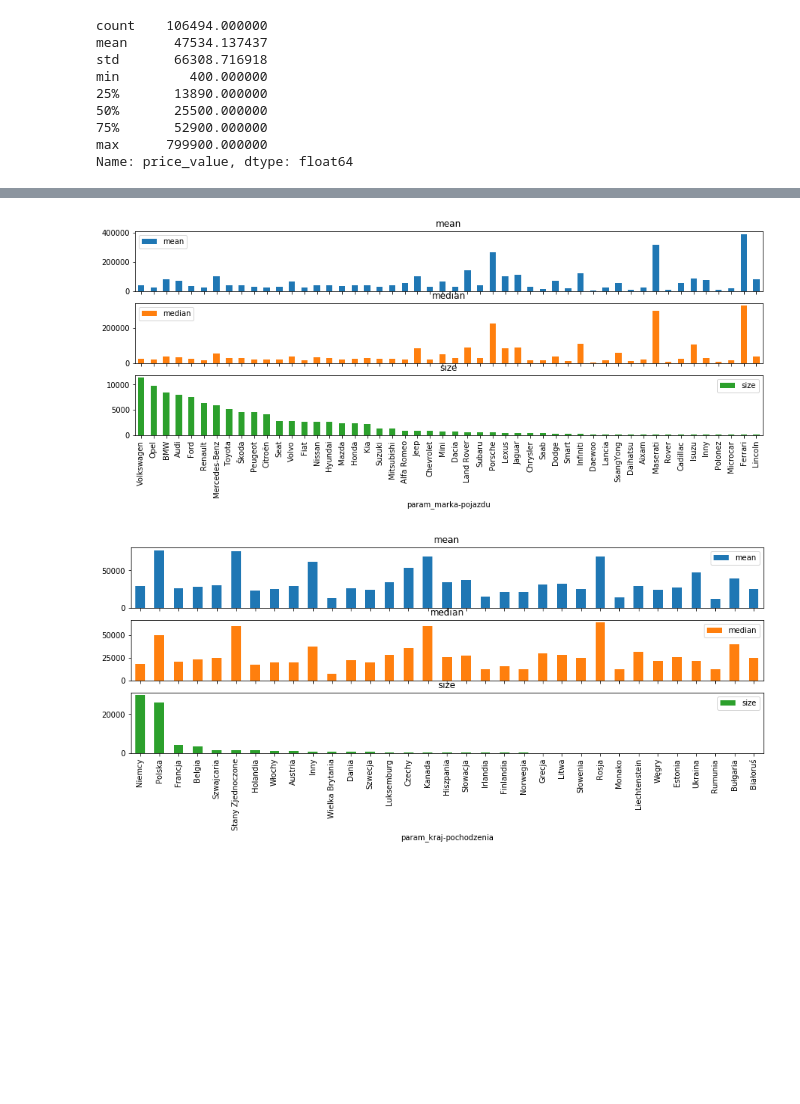
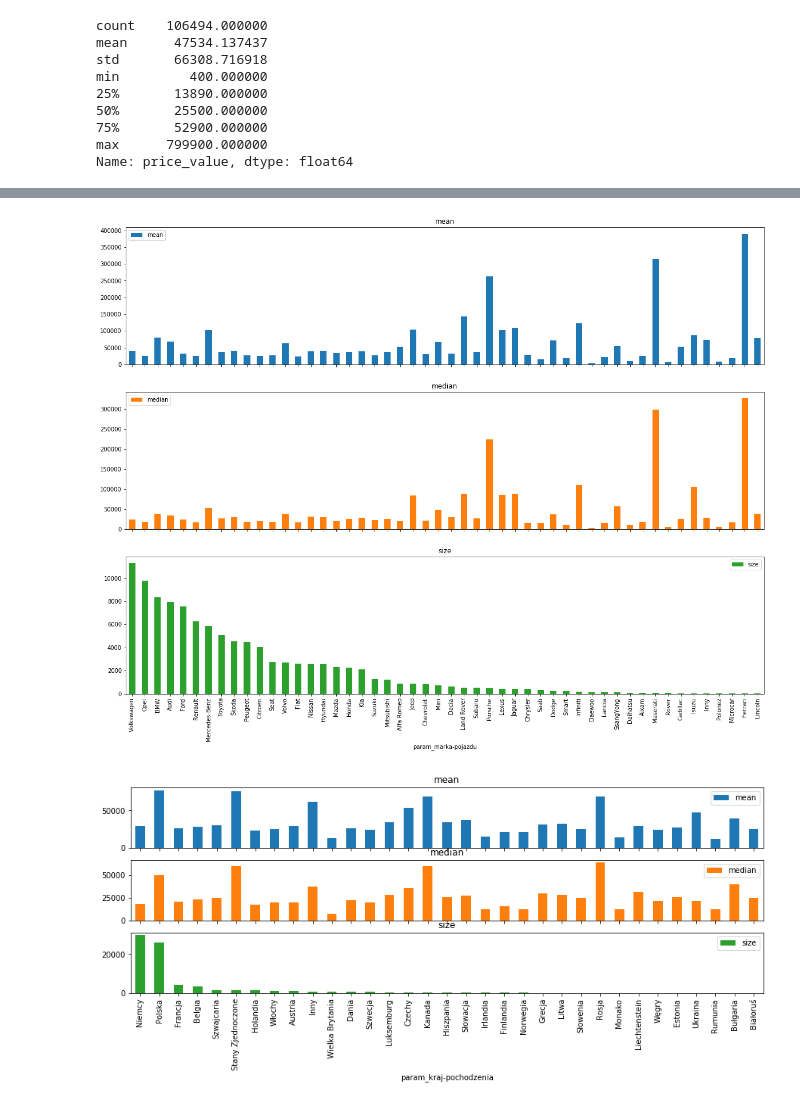
Before and after one commit to maciekpiotrowski/dw_matrix_car, a Jupyter notebook: day2_visualisation.ipynb, the cells around one changed output, grey strips where cells are left out. Saved outputs shown, nothing was run; the diff lists cells and outputs as text; code cells hidden in the pictures; blank space fills up the shorter version.

```diff
--- a/day2_visualisation.ipynb
+++ b/day2_visualisation.ipynb
@@ -33,11 +53,11 @@ min         400.000000
 max      799900.000000
 Name: price_value, dtype: float64
 # %%
-def group_and_barplot(feat_groupby='param_marka-pojazdu', feat_agg='price_value', agg_funcs=[np.mean,np.median,np.size], feat_sort='mean',top=50,subplots=True):
+def group_and_barplot(df=df,feat_groupby='param_marka-pojazdu', feat_agg='price_value', agg_funcs=[np.mean,np.median,np.size], feat_sort='mean',top=50,figsize=(10,15),subplots=True):
   return (
   df
   .groupby(feat_groupby)[feat_agg]
   .agg(agg_funcs)
   .sort_values(by=feat_sort,ascending=False)
   .head(top)
-).plot(kind='bar', figsize=(15,5),subplots=subplots)
+).plot(kind='bar', figsize=figsize,subplots=subplots)
@@ -44,7 +71,7 @@ def group_and_barplot(feat_groupby='param_marka-pojazdu', feat_agg='price_value'
 # %%
-group_and_barplot(feat_groupby='param_marka-pojazdu',feat_sort='size');
+group_and_barplot(feat_groupby=('param_marka-pojazdu'),feat_sort='size', figsize=(20,15));
 # %% [output]
-[figure, old version]
+[figure, new version]
 # %%
 group_and_barplot(feat_groupby='param_kraj-pochodzenia',feat_sort='size');
 # %% [output]
```
Also changed, not shown: parts of 4 cells of this notebook.
